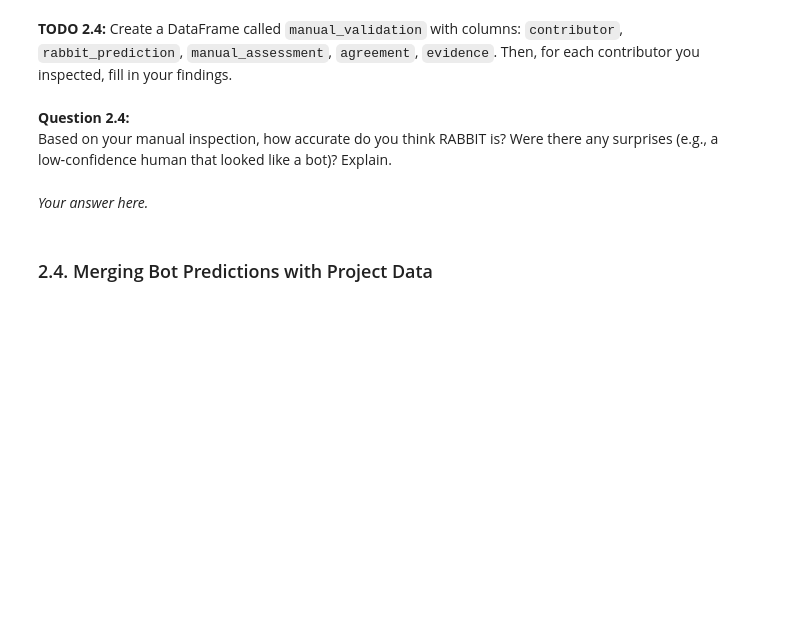
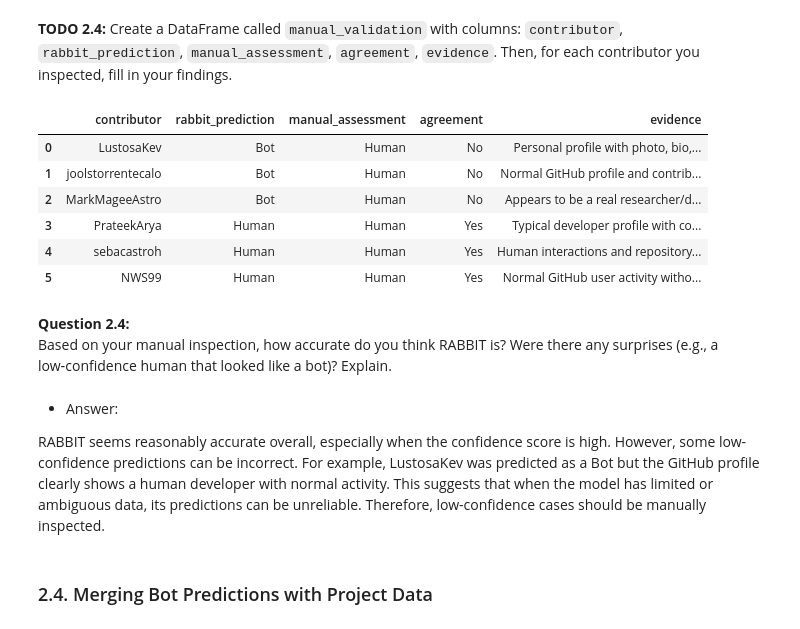
Before and after one commit to yvanhojunior/TP_3, a Jupyter notebook: Bots-Template.ipynb, the cells around one changed output. Cells and saved outputs as stored; diff of their text form; code cells hidden in the pictures; blank space fills up the shorter version.

```diff
--- a/Bots-Template.ipynb
+++ b/Bots-Template.ipynb
@@ -868,19 +899,37 @@ for _, row in low_conf_samples.iterrows():
 **TODO 2.4:** Create a DataFrame called `manual_validation` with columns: `contributor`, `rabbit_prediction`, `manual_assessment`, `agreement`, `evidence`. Then, for each contributor you inspected, fill in your findings.
 # %%
 # TODO: Create and fill the manual validation DataFrame
-manual_validation = pd.DataFrame(columns=[
-    'contributor', 'rabbit_prediction', 'manual_assessment', 'agreement', 'evidence'
+manual_validation = pd.DataFrame([
+    ['LustosaKev', 'Bot', 'Human', 'No', 'Personal profile with photo, bio, repositories and irregular human-like activity'],
+    ['joolstorrentecalo', 'Bot', 'Human', 'No', 'Normal GitHub profile and contribution behaviour, no signs of automation'],
+    ['MarkMageeAstro', 'Bot', 'Human', 'No', 'Appears to be a real researcher/developer with human-like contributions'],
+    ['PrateekArya', 'Human', 'Human', 'Yes', 'Typical developer profile with commits and normal activity patterns'],
+    ['sebacastroh', 'Human', 'Human', 'Yes', 'Human interactions and repository contributions'],
+    ['NWS99', 'Human', 'Human', 'Yes', 'Normal GitHub user activity without automation indicators']
+], columns=[
+    'contributor',
+    'rabbit_prediction',
+    'manual_assessment',
+    'agreement',
+    'evidence'
 ])
 
-# Example (you will replace with actual data):
-# manual_validation.loc[0] = ['dependabot[bot]', 'Bot', 'Bot', 'Yes', 'Username ends with [bot], auto comments on PRs']
-
 display(manual_validation)
+# %% [output]
+|  | contributor | rabbit_prediction | manual_assessment | agreement | evidence |
+| 0 | LustosaKev | Bot | Human | No | Personal profile with photo, bio,... |
+| 1 | joolstorrentecalo | Bot | Human | No | Normal GitHub profile and contrib... |
+| 2 | MarkMageeAstro | Bot | Human | No | Appears to be a real researcher/d... |
+| 3 | PrateekArya | Human | Human | Yes | Typical developer profile with co... |
+| 4 | sebacastroh | Human | Human | Yes | Human interactions and repository... |
+| 5 | NWS99 | Human | Human | Yes | Normal GitHub user activity witho... |
 # %% [markdown]
 **Question 2.4:**
 Based on your manual inspection, how accurate do you think RABBIT is? Were there any surprises (e.g., a low‑confidence human that looked like a bot)? Explain.
 # %% [markdown]
-*Your answer here.*
+- Answer:
+
+RABBIT seems reasonably accurate overall, especially when the confidence score is high. However, some low-confidence predictions can be incorrect. For example, LustosaKev was predicted as a Bot but the GitHub profile clearly shows a human developer with normal activity. This suggests that when the model has limited or ambiguous data, its predictions can be unreliable. Therefore, low-confidence cases should be manually inspected.
 # %% [markdown]
 ###  2.4. Merging Bot Predictions with Project Data
 # %% [markdown]
```
Also changed, not shown: parts of 3 cells of this notebook.
